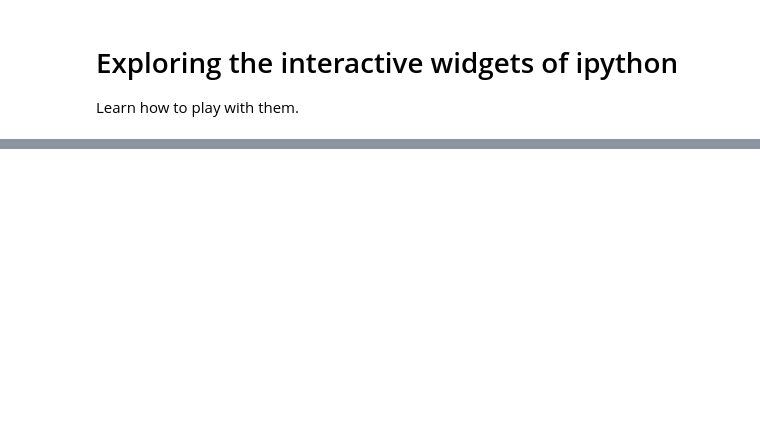
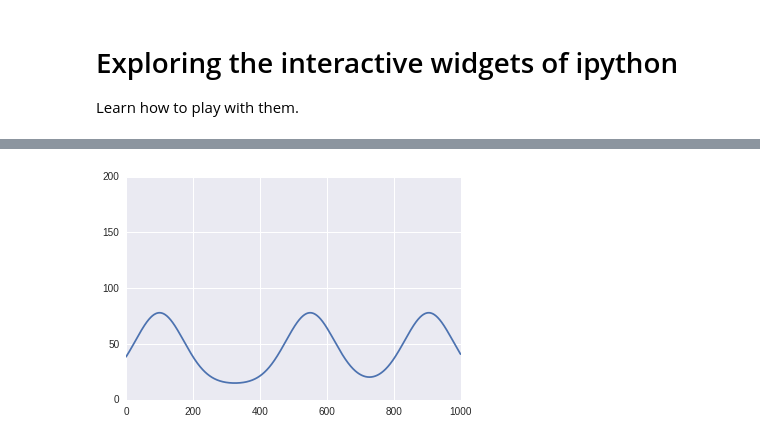
Before and after one commit to h-mayorquin/time_series_basic, a Jupyter notebook: presentations/2015-10-13(Sliders example).ipynb, the cells around one changed output, grey strips where cells are left out. Cells and saved outputs as stored; diff of their text form; code cells hidden in the pictures; blank space fills up the shorter version.

```diff
--- a/presentations/2015-10-13(Sliders example).ipynb
+++ b/presentations/2015-10-13(Sliders example).ipynb
@@ -76,0 +24,4 @@ display(w)
+# %%
+Tmax = 1000
+dt = 1.0
+time = np.arange(0, Tmax, dt)
@@ -76,0 +30,9 @@ display(w)
+# %%
+max_rate = 100
+base = 10
+value = 30
+attenuation = 2
+
+center1 = 200
+center2 = 500
+center3 = 750
@@ -76,0 +54,17 @@ display(w)
+# %%
+def plot_gaussian_train(mu1, mu2, mu3, Max, base, value):
+    # Create the gaussian bumpbs
+    gb1 = gaussian_bump(time,  mu1, Max, base, value, attenuation)
+    gb2 = gaussian_bump(time,  mu2, Max, base, value, attenuation)
+    gb3 = gaussian_bump(time,  mu3, Max, base, value, attenuation)
+
+    # Combine them
+    aux = [gb1, gb2, gb3]  # A list of functions
+    gaussian_train = combine_gaussian_bumps(aux, base)
+    plt.plot(time, gaussian_train)
+    plt.ylim([0, 200])
+# %%
+interact(plot_gaussian_train, mu1=(100, 1000), mu2=(100, 1000), mu3=(100, 1000),
+         Max=(60, 100), base=(0, 25), value=(10, 100))
+# %% [output]
+[figure, added]
```
Also changed, not shown: parts of 26 cells of this notebook, 3 other files.
